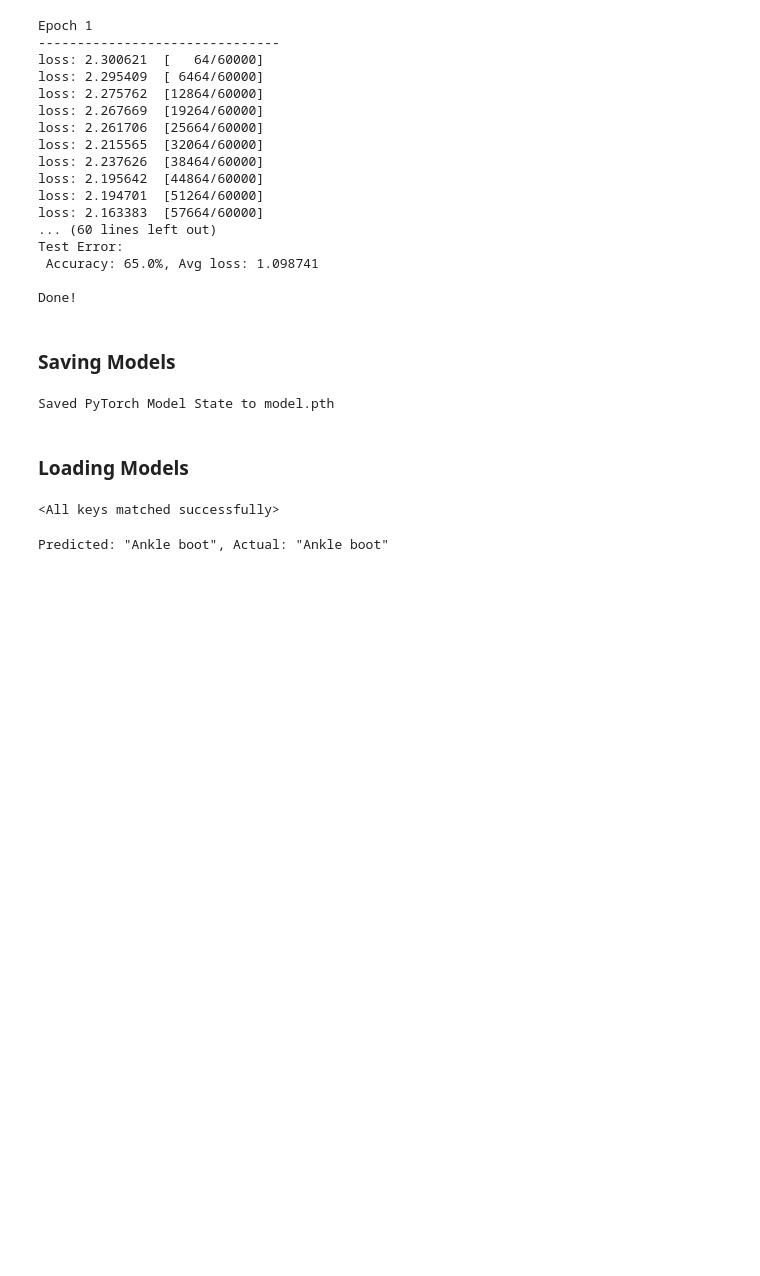
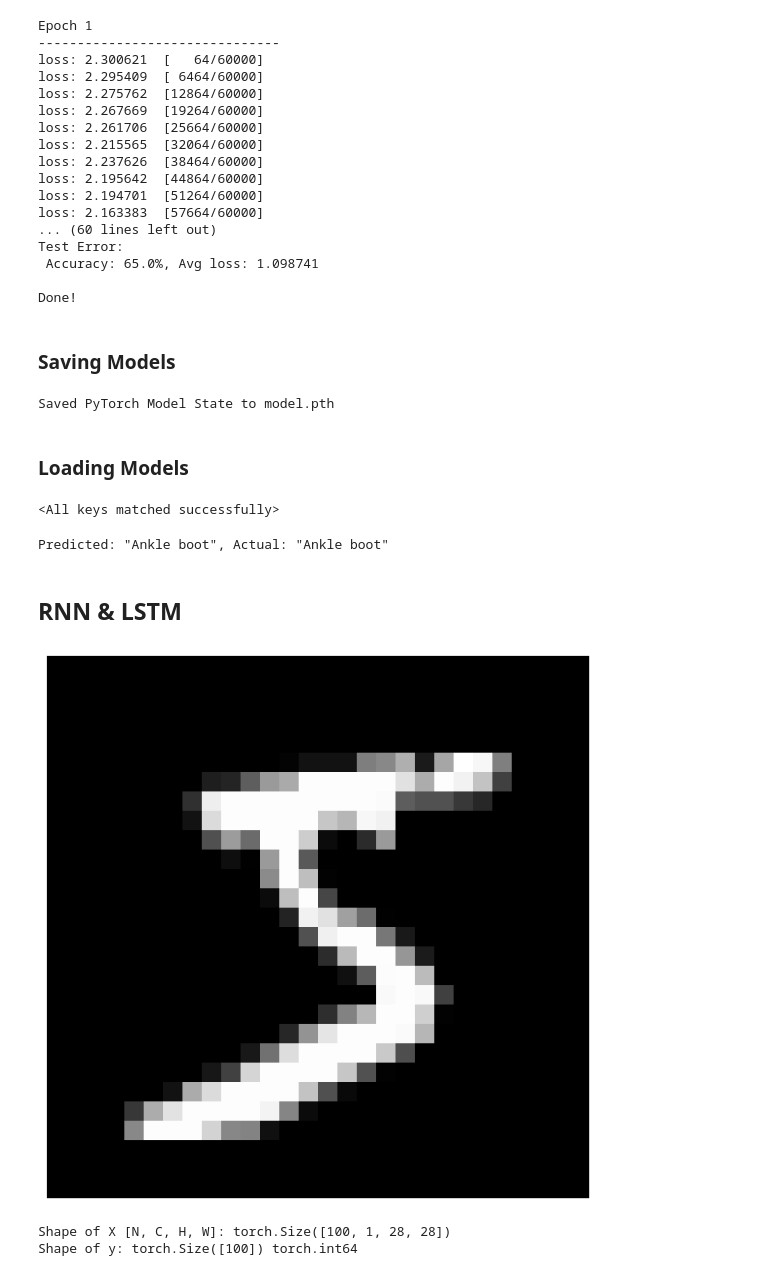
Before and after one commit to ngohuule16012000/DL_blt2_PyTorch, a Jupyter notebook: PyTorch_Tuitorial.ipynb, the cells around one changed output. Cells and saved outputs as stored; diff of their text form; code cells hidden in the pictures; blank space fills up the shorter version.

```diff
--- a/PyTorch_Tuitorial.ipynb
+++ b/PyTorch_Tuitorial.ipynb
@@ -410,3 +406,5 @@ with torch.no_grad():
     print(f'Predicted: "{predicted}", Actual: "{actual}"')
 # %% [output]
 Predicted: "Ankle boot", Actual: "Ankle boot"
+# %% [markdown]
+## RNN & LSTM
@@ -412,0 +422,38 @@ Predicted: "Ankle boot", Actual: "Ankle boot"
+# %%
+# Download training data from open datasets.
+training_data = datasets.MNIST(
+    root="data",
+    train=True,
+    download=True,
+    transform=ToTensor(),
+)
+
+# Download test data from open datasets.
+test_data = datasets.MNIST(
+    root="data",
+    train=False,
+    download=True,
+    transform=ToTensor(),
+)
+# %%
+figure = plt.figure(figsize=(8, 8))
+img, label = training_data[0]
+plt.axis("off")
+plt.imshow(img.squeeze(), cmap="gray")
+plt.show()
+# %% [output]
+[figure, added]
+# %%
+batch_size = 100
+
+# Create data loaders.
+train_dataloader = DataLoader(training_data, batch_size=batch_size)
+test_dataloader = DataLoader(test_data, batch_size=batch_size)
+
+for X, y in test_dataloader:
+    print(f"Shape of X [N, C, H, W]: {X.shape}")
+    print(f"Shape of y: {y.shape} {y.dtype}")
+    break
+# %% [output]
+Shape of X [N, C, H, W]: torch.Size([100, 1, 28, 28])
+Shape of y: torch.Size([100]) torch.int64
```
Also changed, not shown: parts of 7 cells of this notebook, 8 other files.
